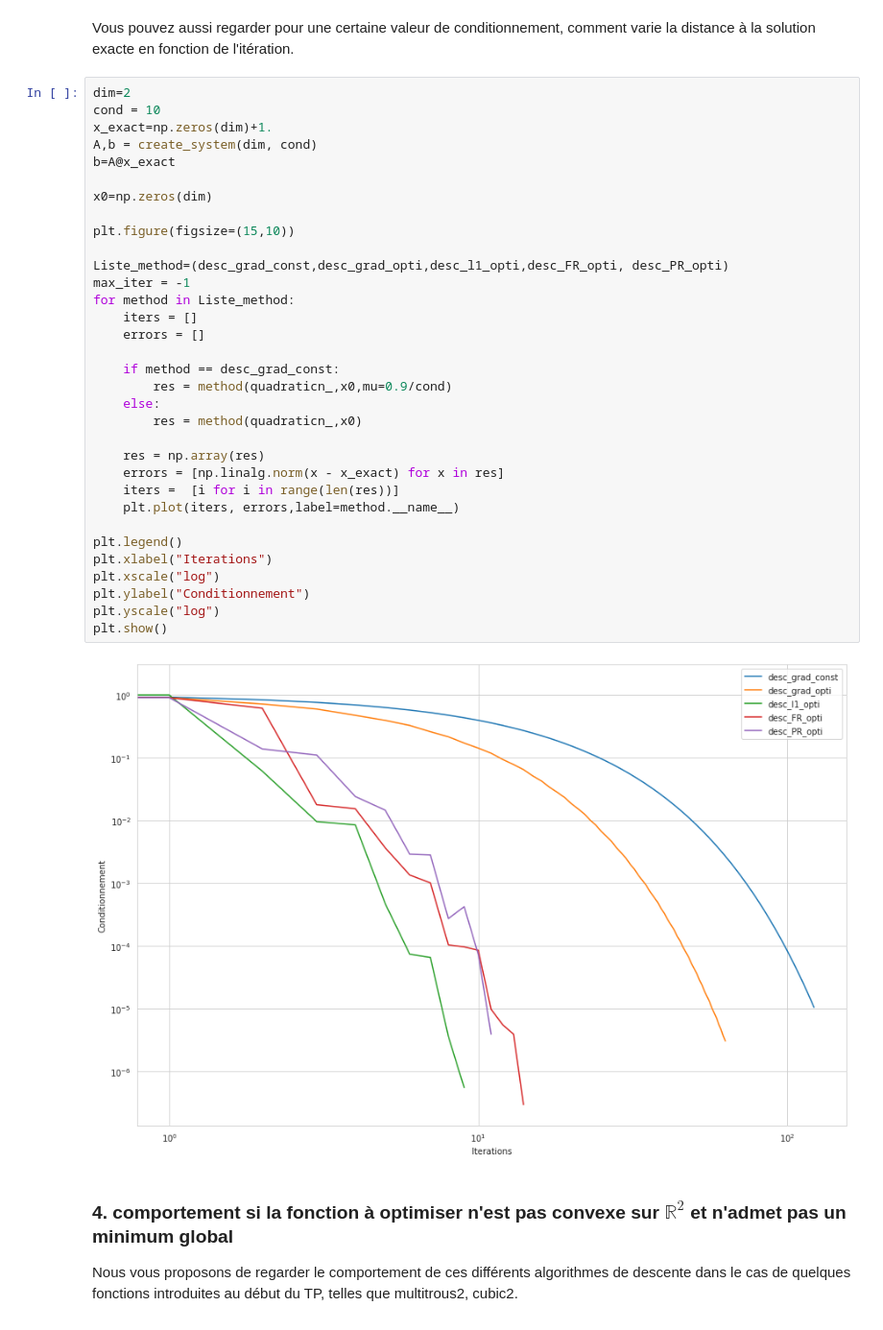
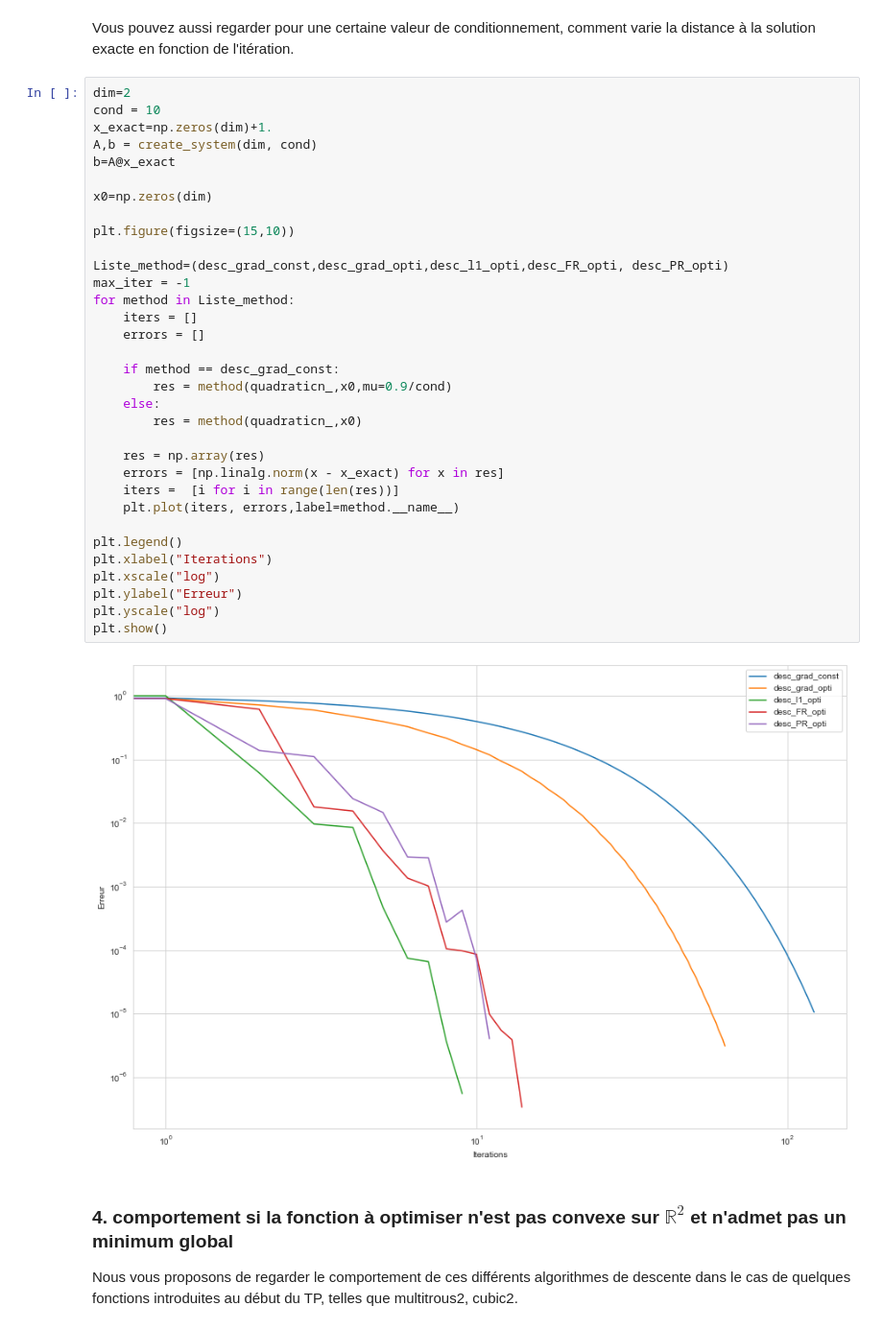
Before and after one commit to SCIA-Premium/Gradient_Descent, a Jupyter notebook: TP1 - Descentes Gradient V2.ipynb, the cells around one changed output. Shown at 96% size. Drawn from its saved outputs; the diff is of its cells as text.

```diff
--- a/TP1 - Descentes Gradient V2.ipynb
+++ b/TP1 - Descentes Gradient V2.ipynb
@@ -921,35 +921,35 @@ cond = 10
 x_exact=np.zeros(dim)+1.
 A,b = create_system(dim, cond)
 b=A@x_exact
 
 x0=np.zeros(dim)
 
 plt.figure(figsize=(15,10))
 
 Liste_method=(desc_grad_const,desc_grad_opti,desc_l1_opti,desc_FR_opti, desc_PR_opti)
 max_iter = -1
 for method in Liste_method:
     iters = []
     errors = []
 
     if method == desc_grad_const:
         res = method(quadraticn_,x0,mu=0.9/cond)
     else:
         res = method(quadraticn_,x0)
 
     res = np.array(res)
     errors = [np.linalg.norm(x - x_exact) for x in res]
     iters =  [i for i in range(len(res))]
     plt.plot(iters, errors,label=method.__name__)
 
 plt.legend()
 plt.xlabel("Iterations")
 plt.xscale("log")
-plt.ylabel("Conditionnement")
+plt.ylabel("Erreur")
 plt.yscale("log")
 plt.show()
 # %% [output]
-[figure, old version]
+[figure, new version]
 # %% [markdown]
 ### 4. comportement si la fonction à optimiser n'est pas convexe sur $\mathbb{R}^2$ et n'admet pas un minimum global
 
```
Also changed, not shown: parts of 42 cells of this notebook.
